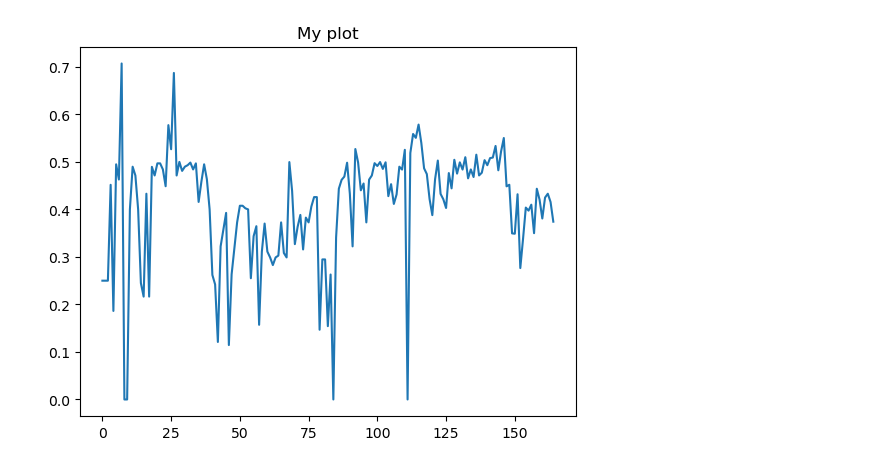
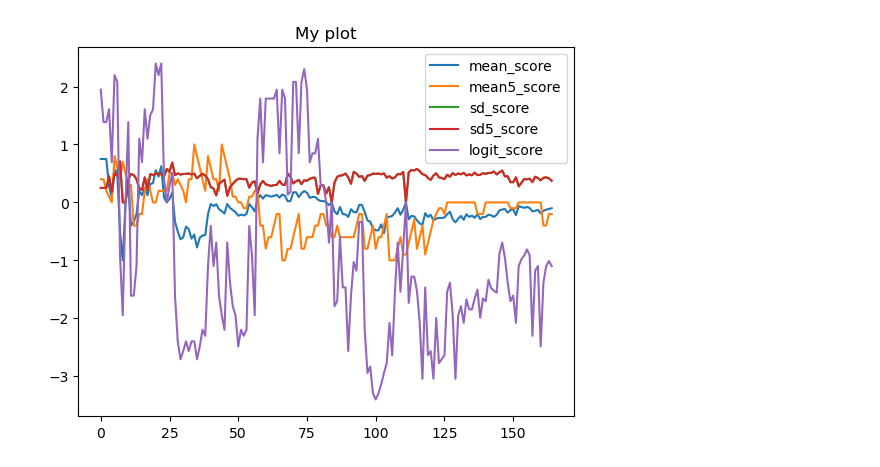
Before and after one commit to DenisPeskoff/FedNLP, a Jupyter notebook: src/statement_logit.ipynb, the cells around one changed output. Drawn from its saved outputs; the diff is of its cells as text; code cells hidden in the pictures.

```diff
--- a/src/statement_logit.ipynb
+++ b/src/statement_logit.ipynb
@@ -23,21 +23,41 @@ def logit(scores):
 # %%
 year = []
 mean_score = []
+mean5_score = []
 sd_score = []
+sd5_score = []
 logit_score = []
+
 for key, value in statements_dict.items():
+    scores = [x for x in value if isinstance(x, int) or isinstance(x, float)]
     year.append(key)
-    mean_score.append(np.mean([x for x in value if isinstance(x, int) or isinstance(x, float)]))
-    sd_score.append(np.std([x for x in value if isinstance(x, int) or isinstance(x, float)]))
-    logit_score.append(logit(value))
+
+    mean_score.append(np.mean(scores))                    # mean score
+
+    sd_score.append(np.std(scores))                       # stdev score
+
+    for i in range(2, len(scores) - 2):
+        unit = scores[i]
+        observations = scores[i - 2:i + 3]
+        avg = np.mean(observations)
+        sd = np.std(observations)
+        mean5_score.append(avg)                           # 5 observation mean score
+        sd5_score.append(sd)                              # 5 observation sd score
 
 
-results = pd.DataFrame(list(zip(year, mean_score, sd_score, logit_score)),
-                      columns = ['year', 'mean_score', 'sd_score', 'logit_score'])
+
+    logit_score.append(logit(value))                      # logit score
+
+
+
+
+
+results = pd.DataFrame(list(zip(year, mean_score, mean5_score, sd_score, sd5_score, logit_score)),
+                      columns = ['year', 'mean_score', 'mean5_score', 'sd_score', 'sd5_score',  'logit_score'])
 # %%
-plot = results['sd_score'].plot(kind='line', title="My plot")
+plot = results.plot(kind='line', title="My plot")
 # %% [output]
-[figure, old version]
+[figure, new version]
 # %%
 # results[['year','mean_score']].to_csv('../results/statement_mean.csv', index=False)
 # results[['year','sd_score']].to_csv('../results/statement_sd.csv', index=False)
```
Also changed, not shown: 3 other files.
